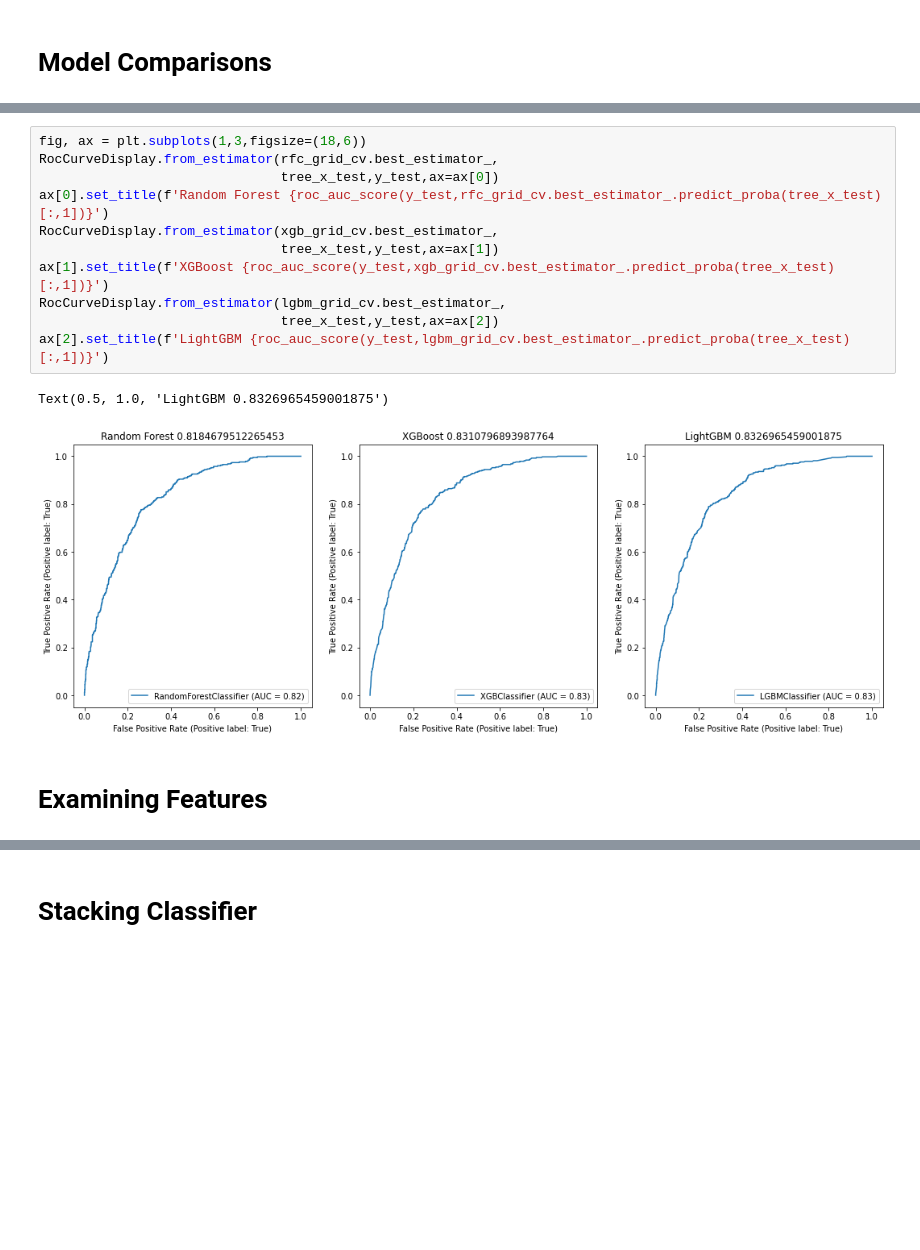
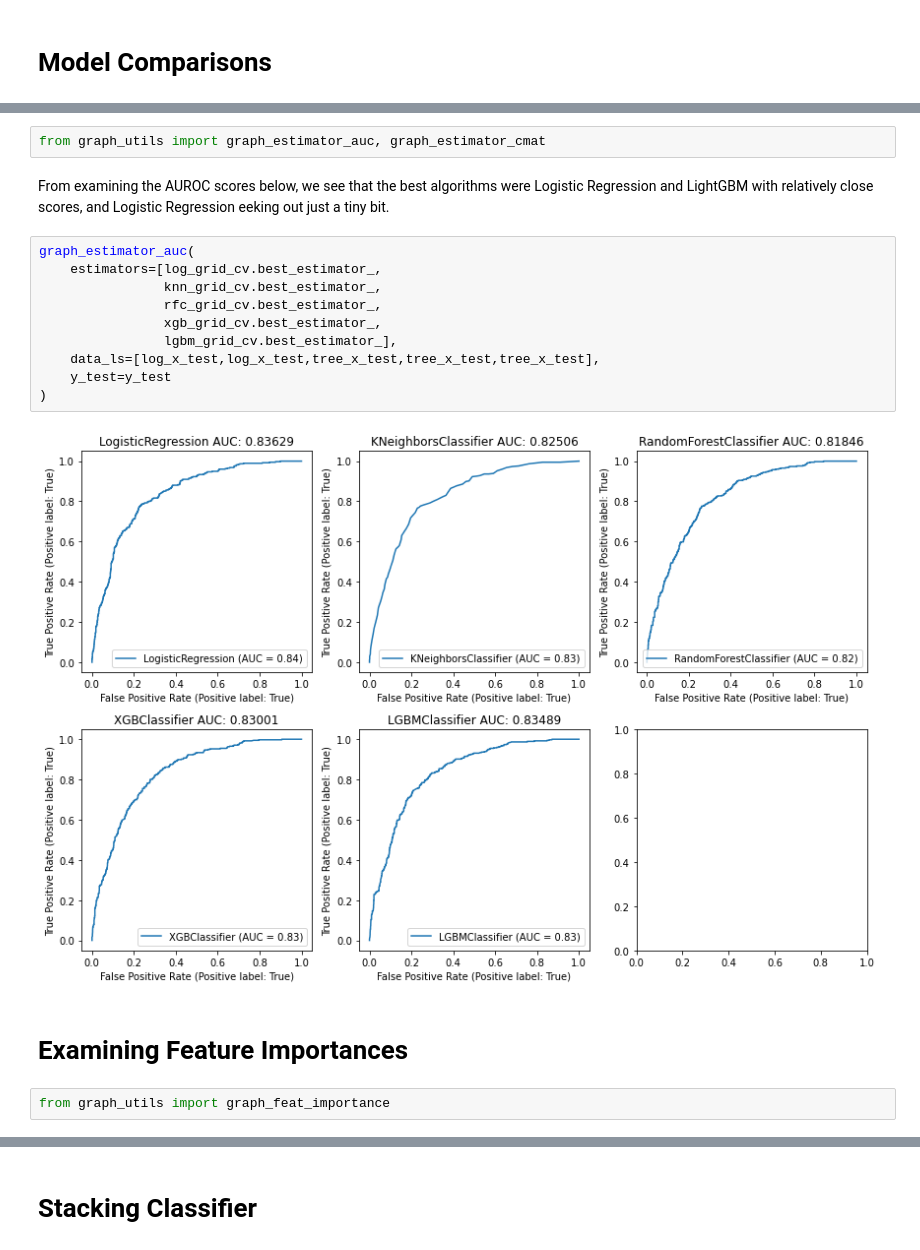
Before and after one commit to Jeff-ChenFan-Wang/TelecomChurnAnalysis, a Jupyter notebook: Model.ipynb, the cells around one changed output, grey strips where cells are left out. Cells and saved outputs as stored; diff of their text form; blank space fills up the shorter version.

```diff
--- a/Model.ipynb
+++ b/Model.ipynb
@@ -272,16 +234,20 @@ Text(0.5, 1.0, 'KNeighbors 0.8250628205392267')
-# %%
-fig, ax = plt.subplots(1,3,figsize=(18,6))
-RocCurveDisplay.from_estimator(rfc_grid_cv.best_estimator_,
-                               tree_x_test,y_test,ax=ax[0])
-ax[0].set_title(f'Random Forest {roc_auc_score(y_test,rfc_grid_cv.best_estimator_.predict_proba(tree_x_test)[:,1])}')
-RocCurveDisplay.from_estimator(xgb_grid_cv.best_estimator_,
-                               tree_x_test,y_test,ax=ax[1])
-ax[1].set_title(f'XGBoost {roc_auc_score(y_test,xgb_grid_cv.best_estimator_.predict_proba(tree_x_test)[:,1])}')
-RocCurveDisplay.from_estimator(lgbm_grid_cv.best_estimator_,
-                               tree_x_test,y_test,ax=ax[2])
-ax[2].set_title(f'LightGBM {roc_auc_score(y_test,lgbm_grid_cv.best_estimator_.predict_proba(tree_x_test)[:,1])}')
-# %% [output]
-Text(0.5, 1.0, 'LightGBM 0.8326965459001875')
-[figure, removed]
+# %%
+from graph_utils import graph_estimator_auc, graph_estimator_cmat
+# %% [markdown]
+From examining the AUROC scores below, we see that the best algorithms were Logistic Regression and LightGBM with relatively close scores, and Logistic Regression eeking out just a tiny bit.
+# %%
+graph_estimator_auc(
+    estimators=[log_grid_cv.best_estimator_,
+                knn_grid_cv.best_estimator_,
+                rfc_grid_cv.best_estimator_,
+                xgb_grid_cv.best_estimator_,
+                lgbm_grid_cv.best_estimator_],
+    data_ls=[log_x_test,log_x_test,tree_x_test,tree_x_test,tree_x_test],
+    y_test=y_test
+)
+# %% [output]
+[figure, added]
 # %% [markdown]
-# Examining Features
+# Examining Feature Importances
+# %%
+from graph_utils import graph_feat_importance
```
Also changed, not shown: parts of 36 cells of this notebook, 2 other files.
